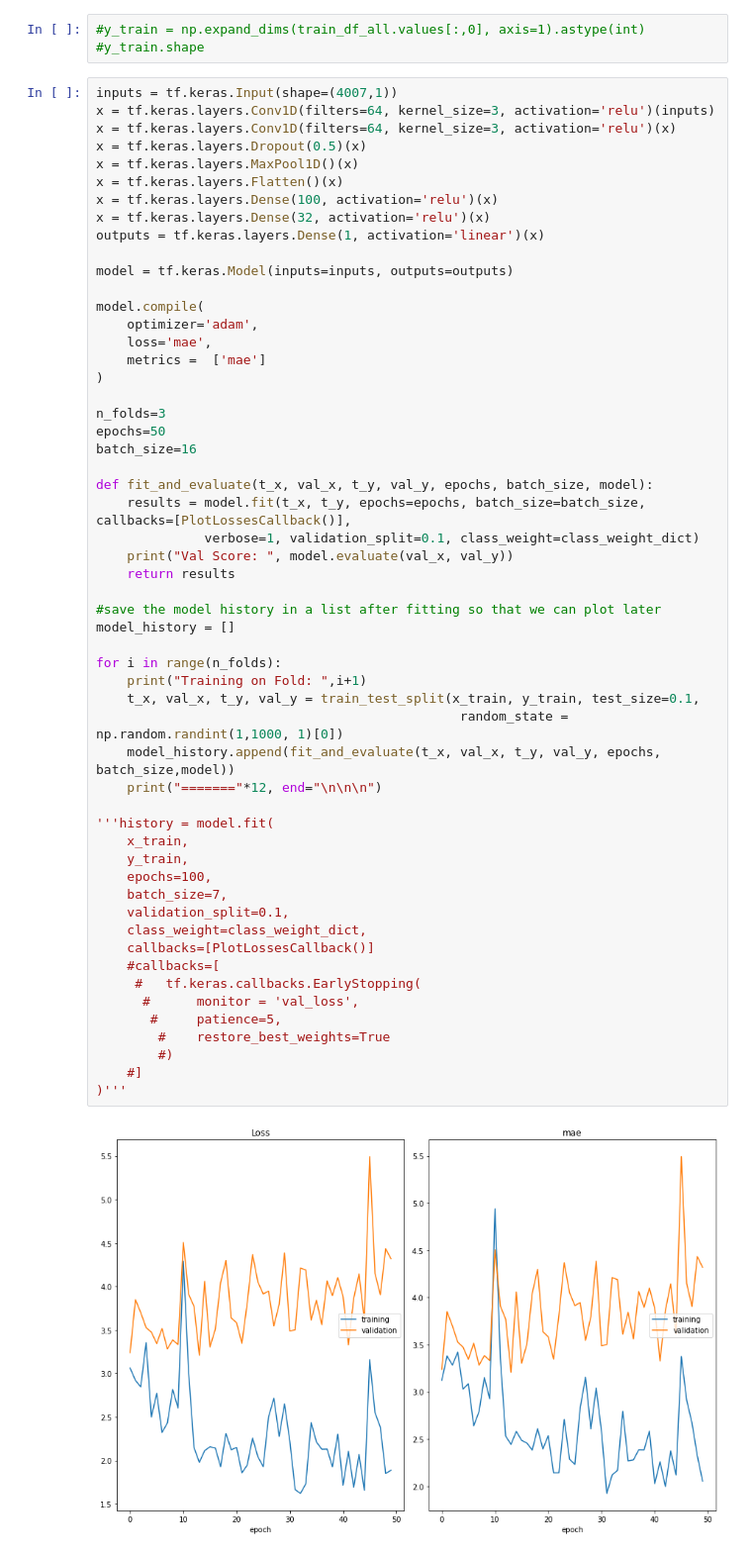
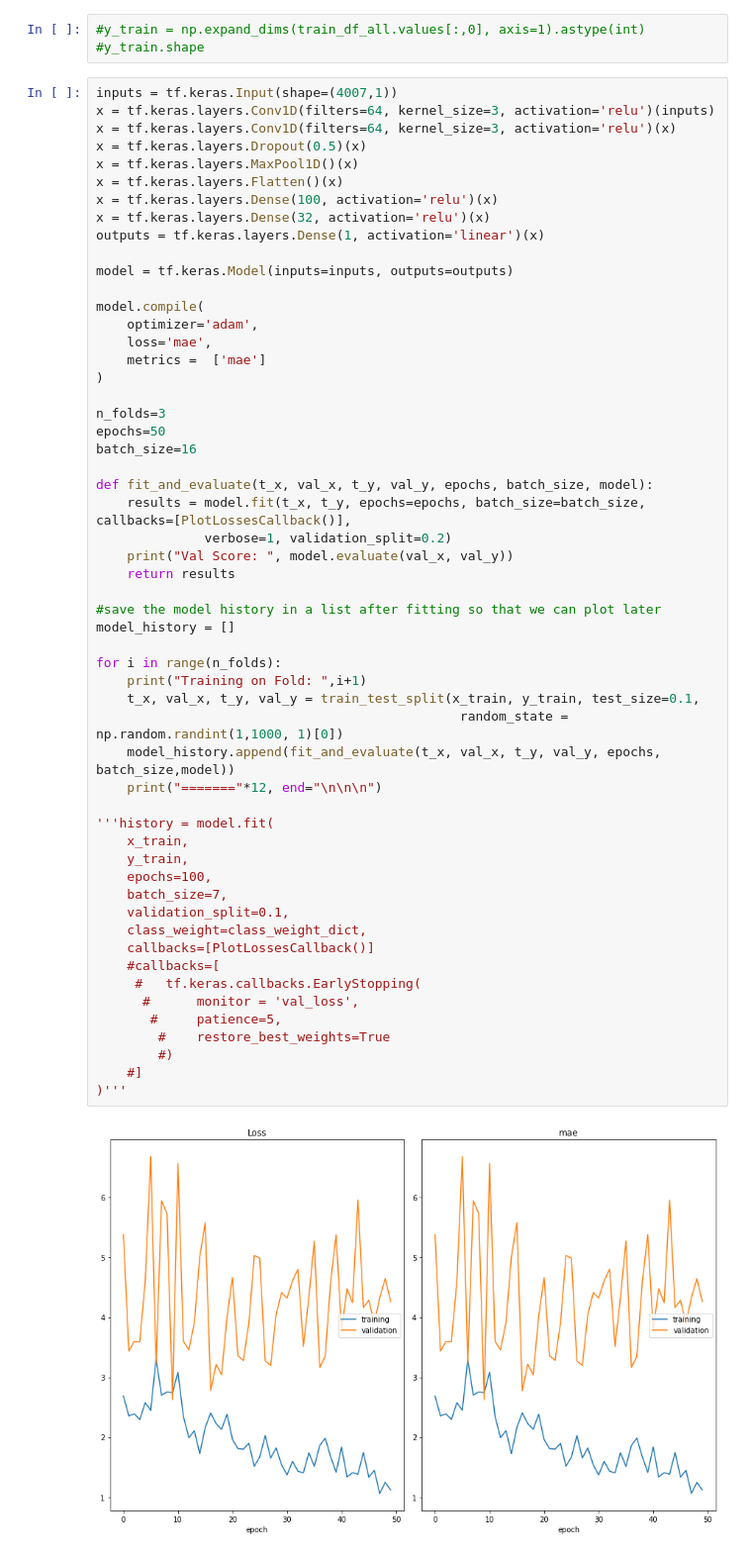
Before and after one commit to 154Nacho/DL, a Jupyter notebook: projeto_matrizSuperior.ipynb, the cells around one changed output. Shown: that part at 99% size. Saved outputs shown, nothing was run; the diff lists cells and outputs as text.

```diff
--- a/projeto_matrizSuperior.ipynb
+++ b/projeto_matrizSuperior.ipynb
@@ -272,36 +272,36 @@ batch_size=16
 
 def fit_and_evaluate(t_x, val_x, t_y, val_y, epochs, batch_size, model):
     results = model.fit(t_x, t_y, epochs=epochs, batch_size=batch_size, callbacks=[PlotLossesCallback()],
-              verbose=1, validation_split=0.1, class_weight=class_weight_dict)
+              verbose=1, validation_split=0.2)
     print("Val Score: ", model.evaluate(val_x, val_y))
     return results
 
 #save the model history in a list after fitting so that we can plot later
 model_history = []
 
 for i in range(n_folds):
     print("Training on Fold: ",i+1)
     t_x, val_x, t_y, val_y = train_test_split(x_train, y_train, test_size=0.1,
                                                random_state = np.random.randint(1,1000, 1)[0])
     model_history.append(fit_and_evaluate(t_x, val_x, t_y, val_y, epochs, batch_size,model))
     print("======="*12, end="\n\n\n")
 
 '''history = model.fit(
     x_train,
     y_train,
     epochs=100,
     batch_size=7,
     validation_split=0.1,
     class_weight=class_weight_dict,
     callbacks=[PlotLossesCallback()]
     #callbacks=[
      #   tf.keras.callbacks.EarlyStopping(
       #      monitor = 'val_loss',
        #     patience=5,
         #    restore_best_weights=True
         #)
     #]
 )'''
 # %% [output]
-[figure, old version]
+[figure, new version]
 Loss
```
Also changed, not shown: parts of 4 cells of this notebook, 4 other files.
